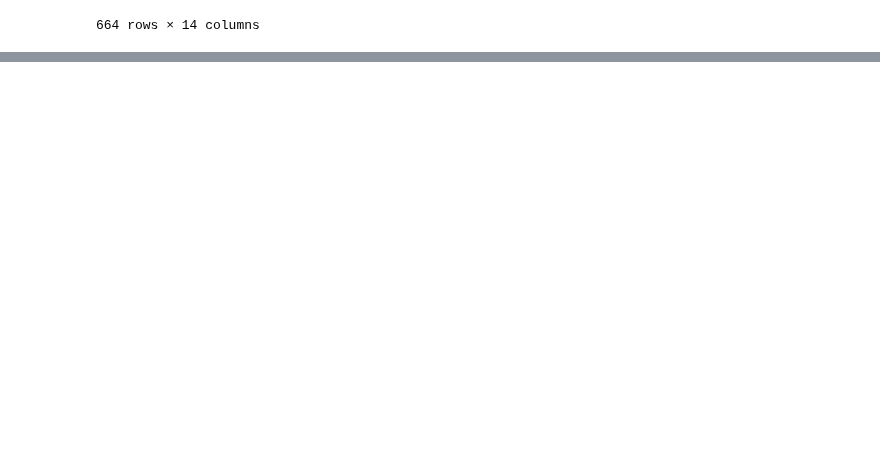
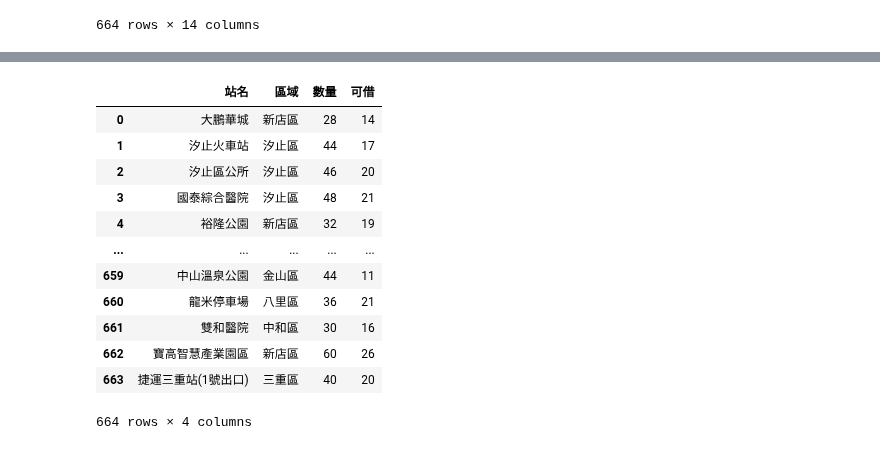
Before and after one commit to roberthsu2003/PythonForDataAnalysis, a Jupyter notebook: 星期13/lesson17_3.ipynb, the cells around one changed output, grey strips where cells are left out. Drawn from its saved outputs; the diff is of its cells as text; code cells hidden in the pictures; blank space fills up the shorter version.

```diff
--- a/星期13/lesson17_3.ipynb
+++ b/星期13/lesson17_3.ipynb
@@ -43,0 +61,18 @@ pd.DataFrame(jsonData)
+# %%
+df = pd.DataFrame(jsonData,columns=['sna','sarea','tot','sbi'])
+df.columns = ['站名','區域','數量','可借']
+df
+# %% [output]
+|  | 站名 | 區域 | 數量 | 可借 |
+| 0 | 大鵬華城 | 新店區 | 28 | 14 |
+| 1 | 汐止火車站 | 汐止區 | 44 | 17 |
+| 2 | 汐止區公所 | 汐止區 | 46 | 20 |
+| 3 | 國泰綜合醫院 | 汐止區 | 48 | 21 |
+| 4 | 裕隆公園 | 新店區 | 32 | 19 |
+| ... | ... | ... | ... | ... |
+| 659 | 中山溫泉公園 | 金山區 | 44 | 11 |
+| 660 | 龍米停車場 | 八里區 | 36 | 21 |
+| 661 | 雙和醫院 | 中和區 | 30 | 16 |
+| 662 | 寶高智慧產業園區 | 新店區 | 60 | 26 |
+| 663 | 捷運三重站(1號出口) | 三重區 | 40 | 20 |
+664 rows × 4 columns
```
Also changed, not shown: parts of 2 cells of this notebook.
